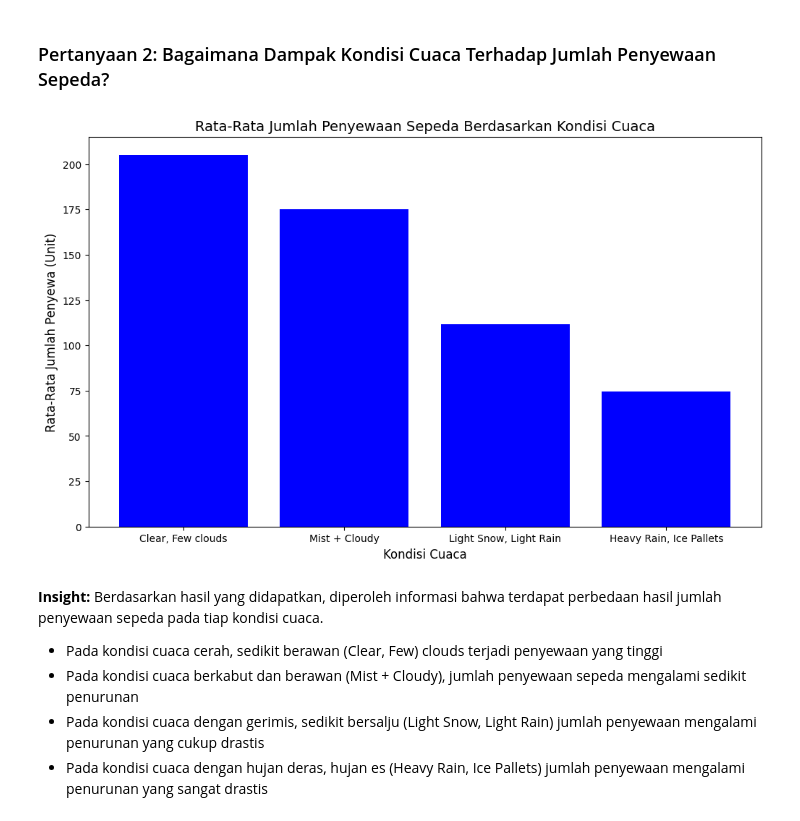
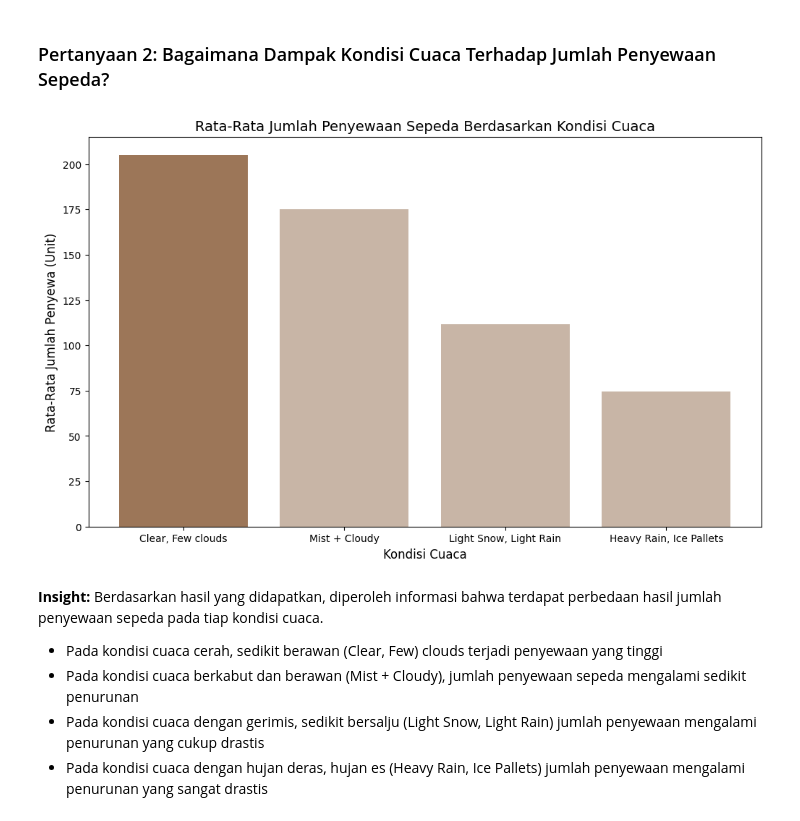
Before and after one commit to wahyunirosyidah/submission, a Jupyter notebook: notebook.ipynb, the cells around one changed output. Saved outputs shown, nothing was run; the diff lists cells and outputs as text; code cells hidden in the pictures.

```diff
--- a/notebook.ipynb
+++ b/notebook.ipynb
@@ -542,20 +542,20 @@ Pada visualisasi data di atas, diperoleh informasi:
 # %%
 weather_avg_rentals = hour_df.groupby('weathersit')['cnt'].mean().reset_index()
 
 weather_avg_rentals['weather_desc'] = weather_avg_rentals['weathersit'].map(weather_conditions)
-
+color=['#9C7658','#C8B5A6','#C8B5A6','#C8B5A6']
 plt.figure(figsize=(12, 7))
 plt.bar(weather_avg_rentals['weather_desc'],
         weather_avg_rentals['cnt'],
-        color='blue')
+        color=color)
 
 plt.title('Rata-Rata Jumlah Penyewaan Sepeda Berdasarkan Kondisi Cuaca', fontsize=14)
 plt.xlabel('Kondisi Cuaca', fontsize=12)
 plt.ylabel('Rata-Rata Jumlah Penyewa (Unit)', fontsize=12)
 
 plt.show()
 # %% [output]
-[figure, old version]
+[figure, new version]
 # %% [markdown]
 **Insight:**
 Berdasarkan hasil yang didapatkan, diperoleh informasi bahwa terdapat perbedaan hasil jumlah penyewaan sepeda pada tiap kondisi cuaca.
```
Also changed, not shown: parts of 2 cells of this notebook, 1 other file.
